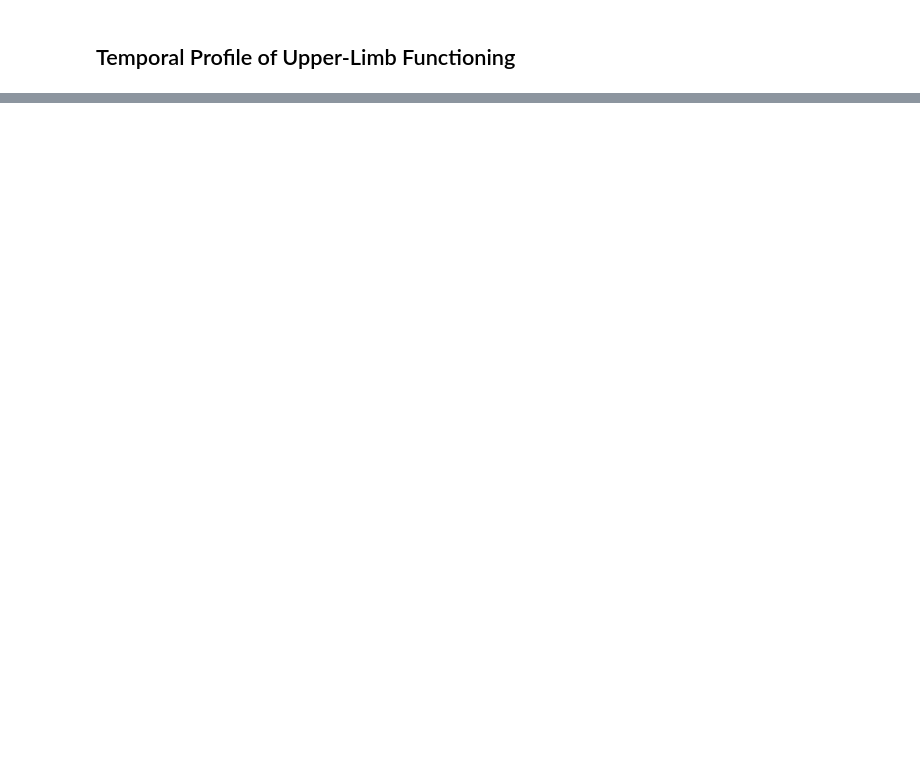
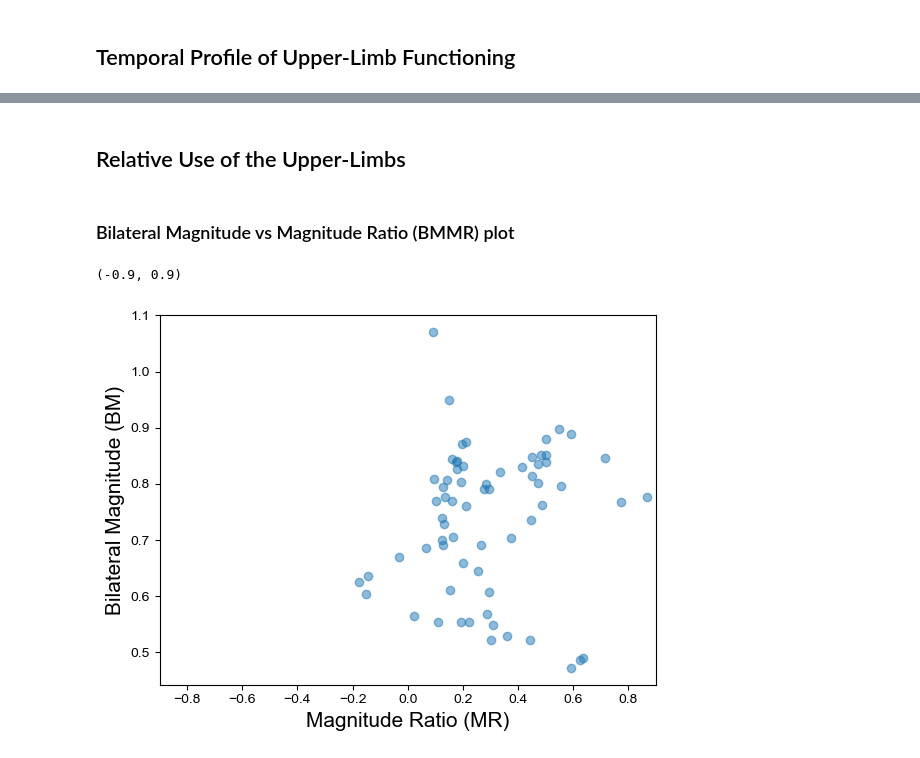
Before and after one commit to Tanya-Subash/monalysa-tutorial, a Jupyter notebook: notebooks/ulfunc_analysis.ipynb, the cells around one changed output, grey strips where cells are left out. Drawn from its saved outputs; the diff is of its cells as text; code cells hidden in the pictures; blank space fills up the shorter version.

```diff
--- a/notebooks/ulfunc_analysis.ipynb
+++ b/notebooks/ulfunc_analysis.ipynb
@@ -33,0 +131,15 @@ array([0.00393393, 0.0077703 , 0.01158314, ..., 0.55200383, 0.55094788,
+# %% [markdown]
+## Relative Use of the Upper-Limbs
+# %% [markdown]
+### Bilateral Magnitude vs Magnitude Ratio (BMMR) plot
+# %%
+mag_ratio = np.log(r_avint[r_avint!=0]/l_avint[l_avint!=0])
+bilat_mag = r_avint[r_avint!=0]+l_avint[l_avint!=0]
+
+plt.scatter(mag_ratio, bilat_mag, alpha=0.5)
+plt.xlabel('Magnitude Ratio (MR)', fontsize=15)
+plt.ylabel('Bilateral Magnitude (BM)', fontsize=15)
+plt.xlim([-0.9, 0.9])
+# %% [output]
+(-0.9, 0.9)
+[figure, added]
```
Also changed, not shown: parts of 14 cells of this notebook.
